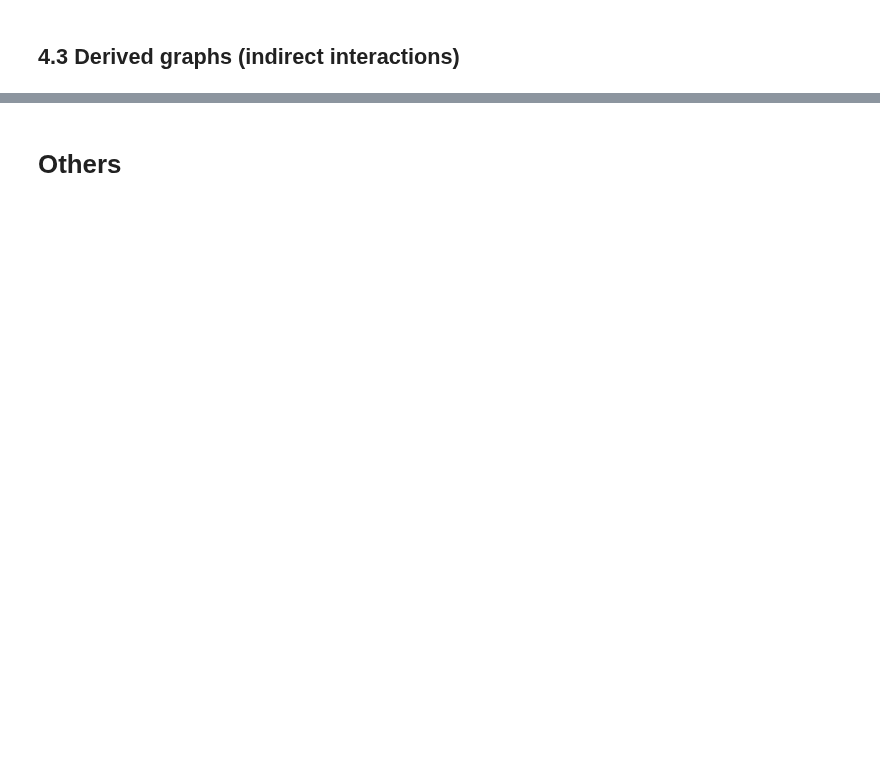
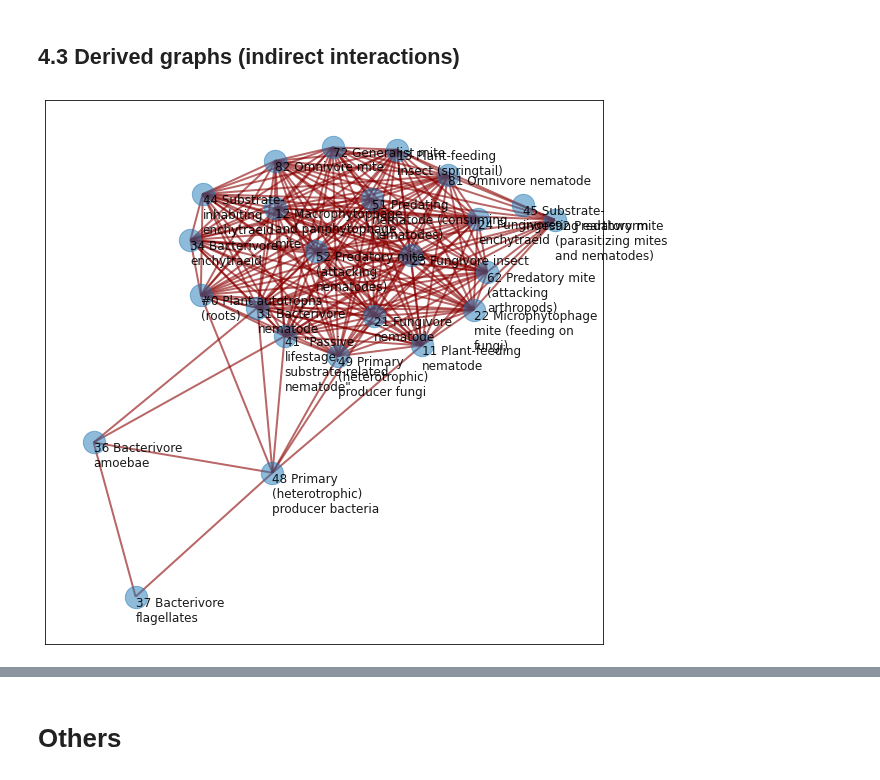
Before and after one commit to MartinMarzi/BEFANA, a Jupyter notebook: 3-network analysis.ipynb, the cells around one changed output, grey strips where cells are left out. Drawn from its saved outputs; the diff is of its cells as text; code cells hidden in the pictures; blank space fills up the shorter version.

Commit message:
Added reciprocal and derived functions

```diff
--- a/3-network analysis.ipynb
+++ b/3-network analysis.ipynb
@@ -263,3 +306,31 @@ display(HTML(vis_G.generate_html()))
 # %%
 #to-do prepare derived shared predator and prey graphs
 # imaš nov graf samo z vozlišči; sprehodiš se po orignalnem grafu po parih vseh vozlišč, in če iamta skupnega predhodnika, potem jih povežeš.
+
+from itertools import combinations
+
+# Create new undirected graph with nodes from original
+Gder_consumer = nx.create_empty_copy(G, with_data=True)
+Gder_consumer = Gder_consumer.to_undirected()
+Gder_resource = nx.create_empty_copy(G, with_data=True)
+Gder_resource = Gder_resource.to_undirected()
+
+# shared at least one resource
+for n in G.nodes():
+    successor_list = list(G.successors(n))
+    edge_tuples = list(combinations(successor_list, 2))
+    Gder_resource.add_edges_from(edge_tuples)
+
+# shared resource
+for n in G.nodes():
+    predecessor_list = list(G.predecessors(n))
+    edge_tuples = list(combinations(predecessor_list, 2))
+    Gder_consumer.add_edges_from(edge_tuples)
+# %%
+# nx.draw_networkx(Gder_resource)
+from utils.functions import draw_network
+
+fig, ax = plt.subplots(figsize=(10, 10))
+draw_network(Gder_consumer, ax)
+# %% [output]
+[figure, added]
```
Also changed, not shown: parts of 7 cells of this notebook, 6 other files.
